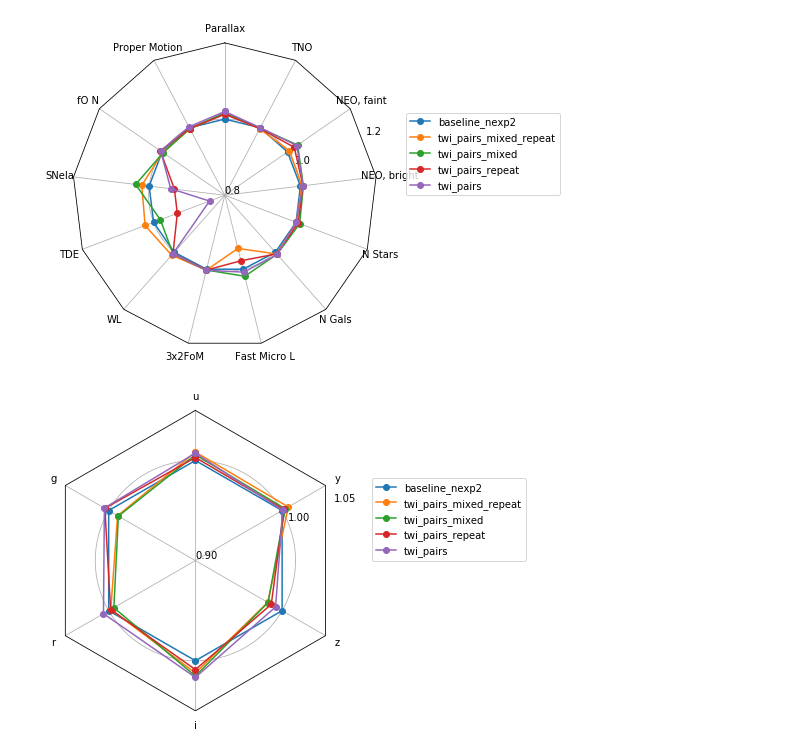
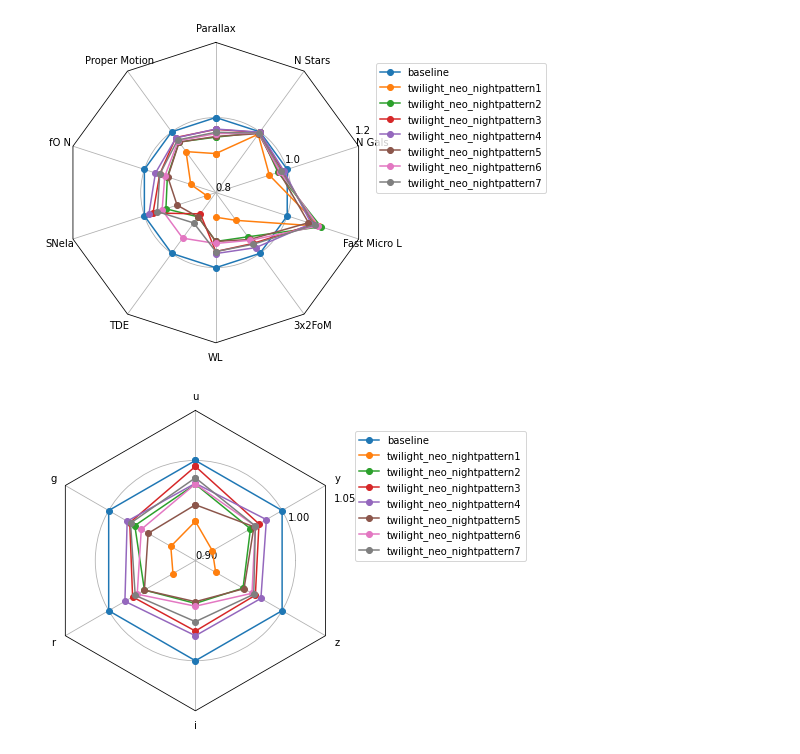
Before and after one commit to lsst-sims/sims_featureScheduler_runs2.0, a Jupyter notebook: maf/radar_plots.ipynb, the cells around one changed output. Drawn from its saved outputs; the diff is of its cells as text; code cells hidden in the pictures.

```diff
--- a/maf/radar_plots.ipynb
+++ b/maf/radar_plots.ipynb
@@ -145,2 +137,2 @@ fig.tight_layout()
 # %%
-runs = ['baseline_nexp2'] + [name for name in data['runName'].values if 'twi_p' in name]
+runs = ['baseline'] + [name for name in data['runName'].values if 'twi' in name]
@@ -147,19 +150,19 @@ runs = ['baseline_nexp2'] + [name for name in data['runName'].values if 'twi_p'
 # %%
 data_normed = norm_df(data, runs, cols, mag_cols=linear_cols,
                       invert_cols=['parallax_best18k', 'properMotion_best18k'],
-                      norm_run='baseline_nexp2')
+                      norm_run='baseline')
 data_normed = data_normed.rename(columns=name_mapper)
 fig, ax = radar(data_normed, legend=True, rgrids=[0.8, 1.0, 1.2])
 fig.tight_layout()
 # %% [output]
-[figure, old version]
+[figure, new version]
 # %%
-data_normed = norm_df(data, runs, mag_cols, norm_run='baseline_nexp2',
+data_normed = norm_df(data, runs, mag_cols, norm_run='baseline',
                       invert_cols=None, mag_cols='all')
 data_normed = data_normed.rename(columns=mag_name_mapper)
 
 fig, ax = radar(data_normed, legend=True, rgrids=[.90, 1.0, 1.05], alpha=.1)
 fig.tight_layout()
 # %% [output]
-[figure, old version]
+[figure, new version]
 # %%
```
Also changed, not shown: parts of 28 cells of this notebook, 1 other file.
